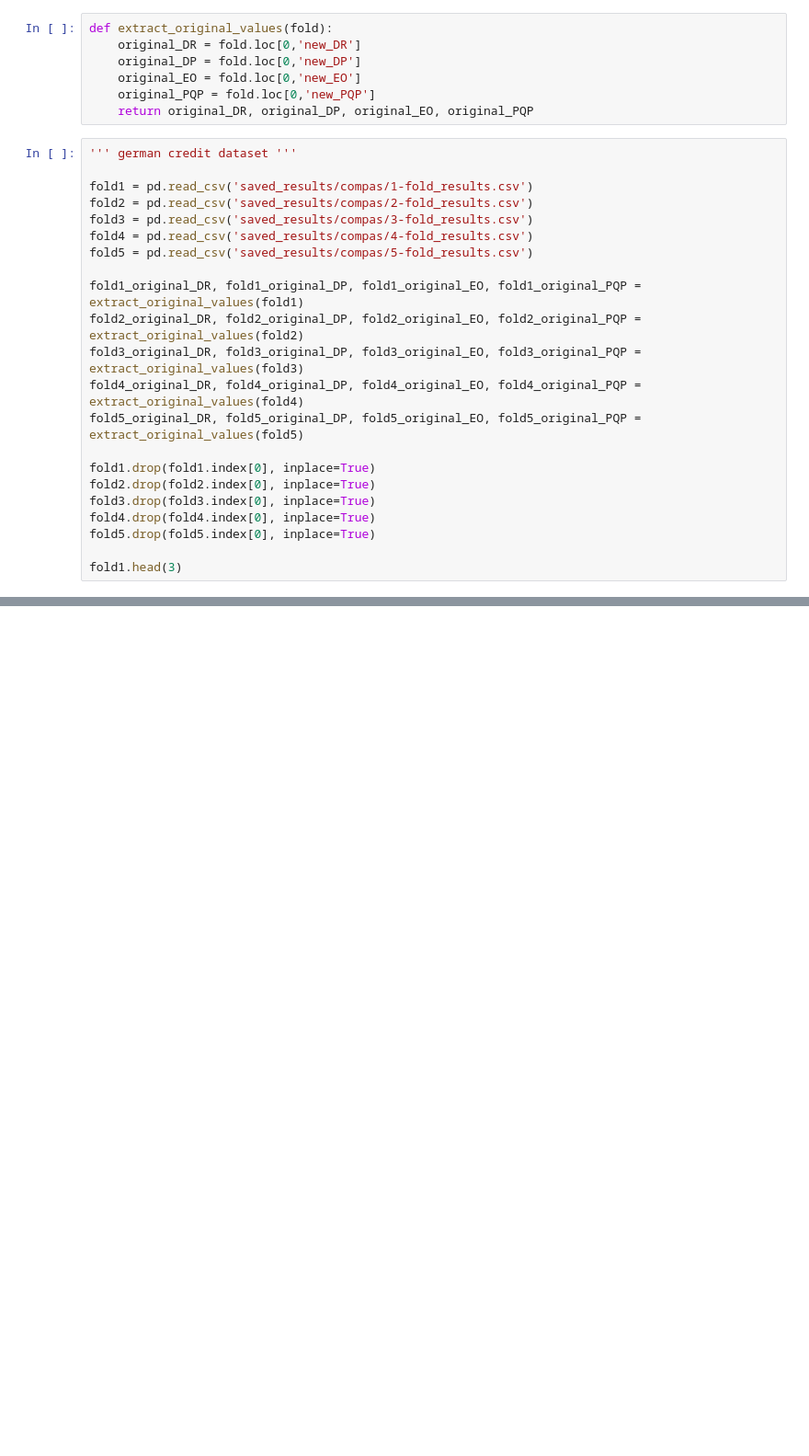
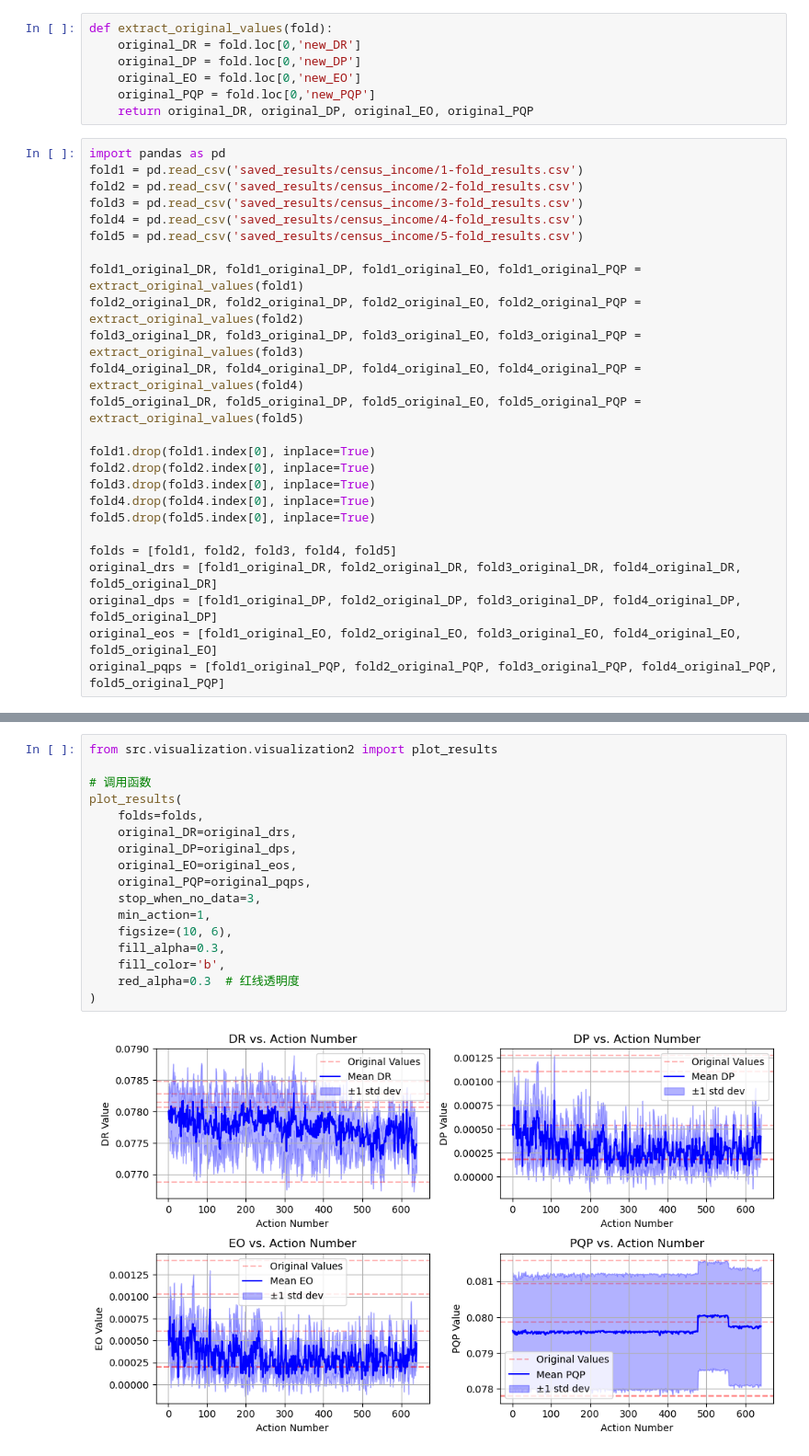
Before and after one commit to youlei202/FairSHAP, a Jupyter notebook: zzzz_5fold_census_income.ipynb, the cells around one changed output, grey strips where cells are left out. Shown at 92% size. Saved outputs shown, nothing was run; the diff lists cells and outputs as text; blank space fills up the shorter version.

```diff
--- a/zzzz_5fold_census_income.ipynb
+++ b/zzzz_5fold_census_income.ipynb
@@ -44,13 +44,12 @@ def extract_original_values(fold):
     original_PQP = fold.loc[0,'new_PQP']
     return original_DR, original_DP, original_EO, original_PQP
 # %%
-''' german credit dataset '''
-
-fold1 = pd.read_csv('saved_results/compas/1-fold_results.csv')
-fold2 = pd.read_csv('saved_results/compas/2-fold_results.csv')
-fold3 = pd.read_csv('saved_results/compas/3-fold_results.csv')
-fold4 = pd.read_csv('saved_results/compas/4-fold_results.csv')
-fold5 = pd.read_csv('saved_results/compas/5-fold_results.csv')
+import pandas as pd
+fold1 = pd.read_csv('saved_results/census_income/1-fold_results.csv')
+fold2 = pd.read_csv('saved_results/census_income/2-fold_results.csv')
+fold3 = pd.read_csv('saved_results/census_income/3-fold_results.csv')
+fold4 = pd.read_csv('saved_results/census_income/4-fold_results.csv')
+fold5 = pd.read_csv('saved_results/census_income/5-fold_results.csv')
 
 fold1_original_DR, fold1_original_DP, fold1_original_EO, fold1_original_PQP = extract_original_values(fold1)
 fold2_original_DR, fold2_original_DP, fold2_original_EO, fold2_original_PQP = extract_original_values(fold2)
@@ -64,4 +63,8 @@ fold3.drop(fold3.index[0], inplace=True)
 fold4.drop(fold4.index[0], inplace=True)
 fold5.drop(fold5.index[0], inplace=True)
 
-fold1.head(3)
+folds = [fold1, fold2, fold3, fold4, fold5]
+original_drs = [fold1_original_DR, fold2_original_DR, fold3_original_DR, fold4_original_DR, fold5_original_DR]
+original_dps = [fold1_original_DP, fold2_original_DP, fold3_original_DP, fold4_original_DP, fold5_original_DP]
+original_eos = [fold1_original_EO, fold2_original_EO, fold3_original_EO, fold4_original_EO, fold5_original_EO]
+original_pqps = [fold1_original_PQP, fold2_original_PQP, fold3_original_PQP, fold4_original_PQP, fold5_original_PQP]
@@ -210,0 +73,19 @@ plt.show()
+# %%
+from src.visualization.visualization2 import plot_results
+
+# 调用函数
+plot_results(
+    folds=folds,
+    original_DR=original_drs,
+    original_DP=original_dps,
+    original_EO=original_eos,
+    original_PQP=original_pqps,
+    stop_when_no_data=3,
+    min_action=1,
+    figsize=(10, 6),
+    fill_alpha=0.3,
+    fill_color='b',
+    red_alpha=0.3  # 红线透明度
+)
+# %% [output]
+[figure, added]
```
Also changed, not shown: parts of 5 cells of this notebook, 10 other files.
